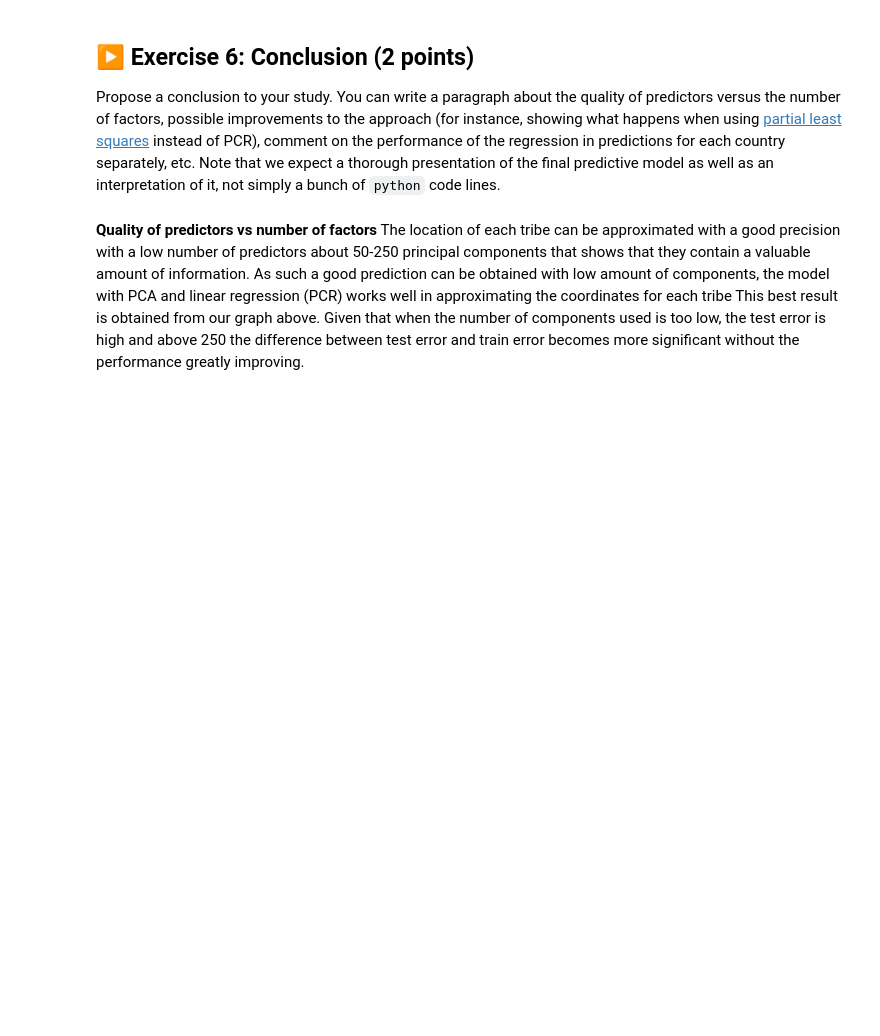
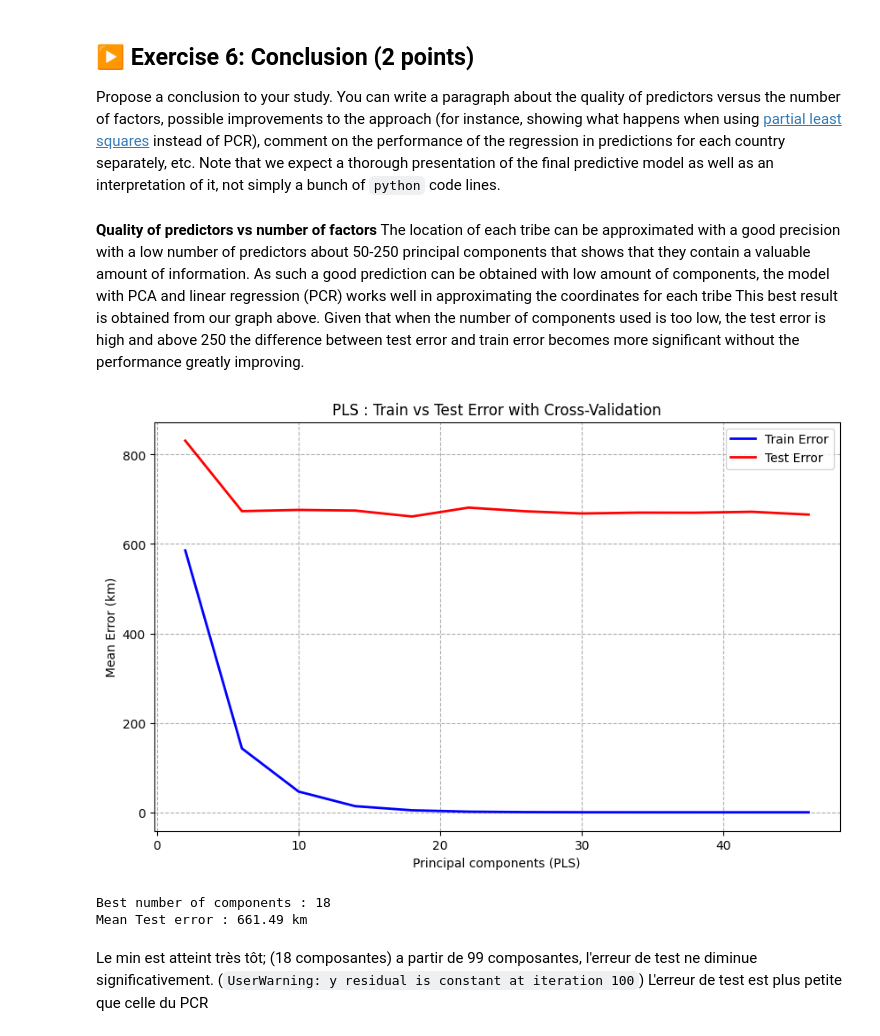
Before and after one commit to Erratu/Stats-S8-TPs, a Jupyter notebook: TP2/TP2.ipynb, the cells around one changed output. Drawn from its saved outputs; the diff is of its cells as text; code cells hidden in the pictures; blank space fills up the shorter version.

```diff
--- a/TP2/TP2.ipynb
+++ b/TP2/TP2.ipynb
@@ -600,9 +600,13 @@ The location of each tribe can be approximated with a good precision with a low
 This best result is obtained from our graph above. Given that when the number of components used is too low, the test error is high and above 250 the difference between test error and train error becomes more significant without the performance greatly improving.
 # %%
 from sklearn.cross_decomposition import PLSRegression
+import numpy as np
+import matplotlib.pyplot as plt
+
+from sklearn.model_selection import ShuffleSplit, KFold
 
 #using PLS instead of PCA
-components_range = np.arange(2, 396, 10)
+components_range = np.arange(2, 50, 4)
 
 cv_test_errors = []
 cv_train_errors = []
@@ -612,7 +616,7 @@ cv_k =  KFold(n_splits=10, shuffle=True)
 
 
 for n_components in components_range:
-    pls = PLSRegression(n_components = best_n, max_iter = 3000)
+    pls = PLSRegression(n_components = n_components, max_iter = 3000)
     fold_test_errors = []
     fold_train_errors = []
 
@@ -622,38 +626,55 @@ for n_components in components_range:
 
         pls.fit(X_train, y_train)
 
         y_pred_test = pls.predict(X_test)
         y_pred_train = pls.predict(X_train)
 
         def get_km_error(y_true, y_pred):
             true_rad = np.radians(y_true)
             pred_rad = np.radians(y_pred)
             dists = []
             for t, p in zip(true_rad, pred_rad):
                 dist_rad = haversine_distances([t, p])[0, 1]
                 dists.append(dist_rad * 6371.0)
             return np.mean(dists)
 
         fold_test_errors.append(get_km_error(y_test, y_pred_test))
         fold_train_errors.append(get_km_error(y_train, y_pred_train))
 
     mean_test = np.mean(fold_test_errors)
     mean_train = np.mean(fold_train_errors)
 
     cv_test_errors.append(mean_test)
     cv_train_errors.append(mean_train)
 
 
 plt.figure(figsize=(10, 6))
-plt.plot(components_range, cv_train_errors, label='Erreur d\'entraînement', color='blue', lw=2)
-plt.plot(components_range, cv_test_errors, label='Erreur de test (CV)', color='red', lw=2)
+plt.plot(components_range, cv_train_errors, label='Train Error', color='blue', lw=2)
+plt.plot(components_range, cv_test_errors, label='Test Error', color='red', lw=2)
 
-plt.xlabel('Nombre de composantes principales')
-plt.ylabel('Erreur moyenne (km)')
-plt.title('PLS : Erreur d\'entraînement vs Test en fonction du nombre de composantes')
+plt.xlabel('Principal components (PLS)')
+plt.ylabel('Mean Error (km)')
+plt.title('PLS : Train vs Test Error with Cross-Validation')
 plt.legend()
 plt.grid(True, linestyle='--')
 plt.show()
+# %% [output]
+[figure, added]
+# %%
+best_index = np.argmin(cv_test_errors)
+best_n = components_range[best_index]
+best_test_err = cv_test_errors[best_index]
+best_train_err = cv_train_errors[best_index]
+
+print(f"Best number of components : {best_n}")
+print(f"Mean Test error : {best_test_err:.2f} km")
+# %% [output]
+Best number of components : 18
+Mean Test error : 661.49 km
+# %% [markdown]
+Le min est atteint très tôt; (18 composantes)
+a partir de 99 composantes, l'erreur de test ne diminue significativement. (`UserWarning: y residual is constant at iteration 100`)
+L'erreur de test est plus petite que celle du PCR
 # %%
 **Performance of the regression in predictions for each country**
 From the representation above, we oberve that each tribe is approximately well located, so we can conclude that the model works well. The predictions are more accurate for the tribes that are well represented and genetically distinct, while in certain zones it works less.
```
Also changed, not shown: parts of 4 cells of this notebook.
